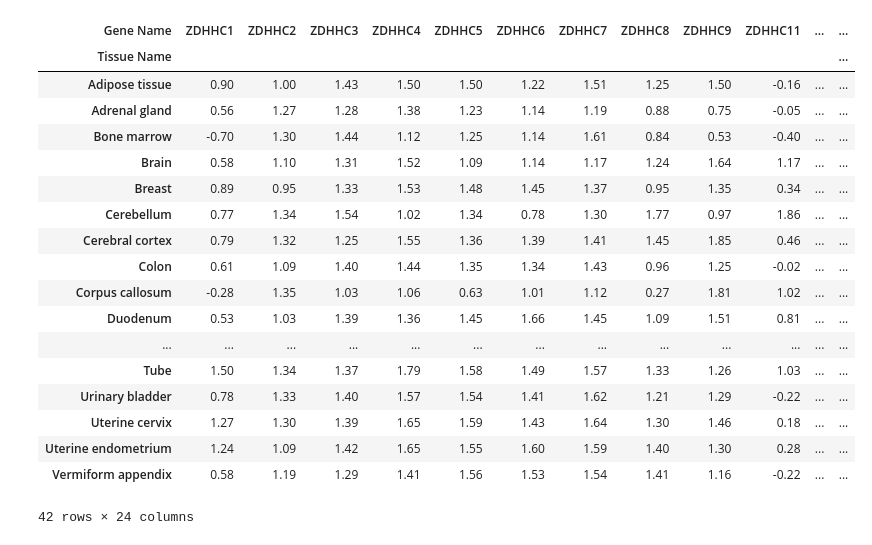
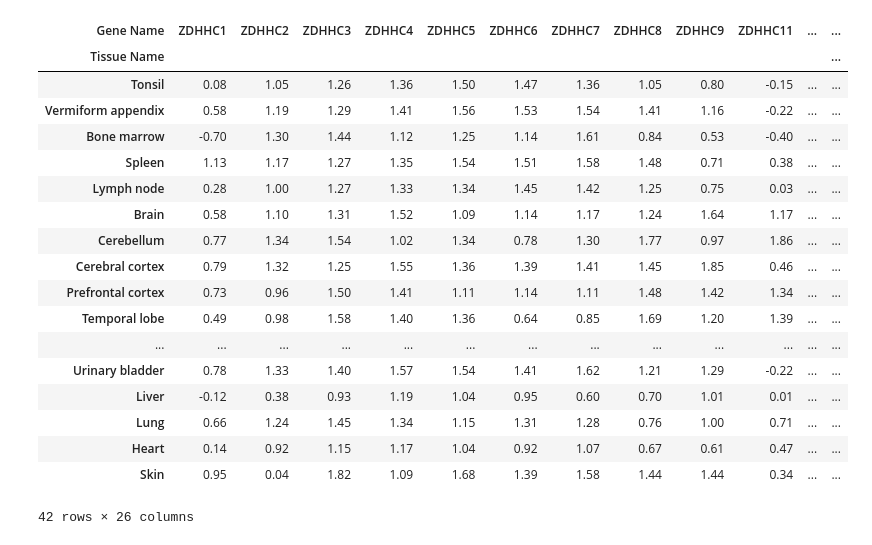
Before and after one commit to CCRI-Bioinformatics/Artem_GeneEx_Palmitoylation, a Jupyter notebook: proteomicsDB.ipynb, the cells around one changed output. Saved outputs shown, nothing was run; the diff lists cells and outputs as text; code cells hidden in the pictures.

```diff
--- a/proteomicsDB.ipynb
+++ b/proteomicsDB.ipynb
@@ -47,31 +81,34 @@ rna_expression_df_main
 # %%
 rna_expression_df_zinc = pd.read_csv(f'{wd}/data/proteomicsDB/zincProts.csv')
 rna_expression_df_zinc = rna_expression_df_zinc.pivot(index='Tissue Name', columns='Gene Name', values='Avarage Normalized Intensity')
 rna_expression_df_zinc.index = rna_expression_df_zinc.index.str.capitalize()
 rna_expression_df_zinc.reindex(order)
 colorder = natsorted(list(rna_expression_df_zinc.columns))
 rna_expression_df_zinc = rna_expression_df_zinc.reindex(colorder, axis=1)
+rna_expression_df_zinc['organ'] = rna_expression_df_zinc.index.to_series().map(tissue_organs)
+rna_expression_df_zinc['color'] = rna_expression_df_zinc['organ'].map(color_dict)
+rna_expression_df_zinc = rna_expression_df_zinc.reindex(order)
 rna_expression_df_zinc
 # %% [output]
 | Gene Name | ZDHHC1 | ZDHHC2 | ZDHHC3 | ZDHHC4 | ZDHHC5 | ZDHHC6 | ZDHHC7 | ZDHHC8 | ZDHHC9 | ZDHHC11 | ... | ... |
 | Tissue Name |  |  |  |  |  |  |  |  |  |  |  | ... |
-| Adipose tissue | 0.90 | 1.00 | 1.43 | 1.50 | 1.50 | 1.22 | 1.51 | 1.25 | 1.50 | -0.16 | ... | ... |
-| Adrenal gland | 0.56 | 1.27 | 1.28 | 1.38 | 1.23 | 1.14 | 1.19 | 0.88 | 0.75 | -0.05 | ... | ... |
+| Tonsil | 0.08 | 1.05 | 1.26 | 1.36 | 1.50 | 1.47 | 1.36 | 1.05 | 0.80 | -0.15 | ... | ... |
+| Vermiform appendix | 0.58 | 1.19 | 1.29 | 1.41 | 1.56 | 1.53 | 1.54 | 1.41 | 1.16 | -0.22 | ... | ... |
 | Bone marrow | -0.70 | 1.30 | 1.44 | 1.12 | 1.25 | 1.14 | 1.61 | 0.84 | 0.53 | -0.40 | ... | ... |
+| Spleen | 1.13 | 1.17 | 1.27 | 1.35 | 1.54 | 1.51 | 1.58 | 1.48 | 0.71 | 0.38 | ... | ... |
+| Lymph node | 0.28 | 1.00 | 1.27 | 1.33 | 1.34 | 1.45 | 1.42 | 1.25 | 0.75 | 0.03 | ... | ... |
 | Brain | 0.58 | 1.10 | 1.31 | 1.52 | 1.09 | 1.14 | 1.17 | 1.24 | 1.64 | 1.17 | ... | ... |
-| Breast | 0.89 | 0.95 | 1.33 | 1.53 | 1.48 | 1.45 | 1.37 | 0.95 | 1.35 | 0.34 | ... | ... |
 | Cerebellum | 0.77 | 1.34 | 1.54 | 1.02 | 1.34 | 0.78 | 1.30 | 1.77 | 0.97 | 1.86 | ... | ... |
 | Cerebral cortex | 0.79 | 1.32 | 1.25 | 1.55 | 1.36 | 1.39 | 1.41 | 1.45 | 1.85 | 0.46 | ... | ... |
-| Colon | 0.61 | 1.09 | 1.40 | 1.44 | 1.35 | 1.34 | 1.43 | 0.96 | 1.25 | -0.02 | ... | ... |
-| Corpus callosum | -0.28 | 1.35 | 1.03 | 1.06 | 0.63 | 1.01 | 1.12 | 0.27 | 1.81 | 1.02 | ... | ... |
-| Duodenum | 0.53 | 1.03 | 1.39 | 1.36 | 1.45 | 1.66 | 1.45 | 1.09 | 1.51 | 0.81 | ... | ... |
+| Prefrontal cortex | 0.73 | 0.96 | 1.50 | 1.41 | 1.11 | 1.14 | 1.11 | 1.48 | 1.42 | 1.34 | ... | ... |
+| Temporal lobe | 0.49 | 0.98 | 1.58 | 1.40 | 1.36 | 0.64 | 0.85 | 1.69 | 1.20 | 1.39 | ... | ... |
 | ... | ... | ... | ... | ... | ... | ... | ... | ... | ... | ... | ... | ... |
-| Tube | 1.50 | 1.34 | 1.37 | 1.79 | 1.58 | 1.49 | 1.57 | 1.33 | 1.26 | 1.03 | ... | ... |
 | Urinary bladder | 0.78 | 1.33 | 1.40 | 1.57 | 1.54 | 1.41 | 1.62 | 1.21 | 1.29 | -0.22 | ... | ... |
-| Uterine cervix | 1.27 | 1.30 | 1.39 | 1.65 | 1.59 | 1.43 | 1.64 | 1.30 | 1.46 | 0.18 | ... | ... |
-| Uterine endometrium | 1.24 | 1.09 | 1.42 | 1.65 | 1.55 | 1.60 | 1.59 | 1.40 | 1.30 | 0.28 | ... | ... |
-| Vermiform appendix | 0.58 | 1.19 | 1.29 | 1.41 | 1.56 | 1.53 | 1.54 | 1.41 | 1.16 | -0.22 | ... | ... |
+| Liver | -0.12 | 0.38 | 0.93 | 1.19 | 1.04 | 0.95 | 0.60 | 0.70 | 1.01 | 0.01 | ... | ... |
+| Lung | 0.66 | 1.24 | 1.45 | 1.34 | 1.15 | 1.31 | 1.28 | 0.76 | 1.00 | 0.71 | ... | ... |
+| Heart | 0.14 | 0.92 | 1.15 | 1.17 | 1.04 | 0.92 | 1.07 | 0.67 | 0.61 | 0.47 | ... | ... |
+| Skin | 0.95 | 0.04 | 1.82 | 1.09 | 1.68 | 1.39 | 1.58 | 1.44 | 1.44 | 0.34 | ... | ... |
-42 rows × 24 columns
+42 rows × 26 columns
 # %%
 # Create the heatmap using matplotlib
 fig, ax = plt.subplots(figsize=(12, 12))
```
Also changed, not shown: parts of 6 cells of this notebook, 2 other files.
